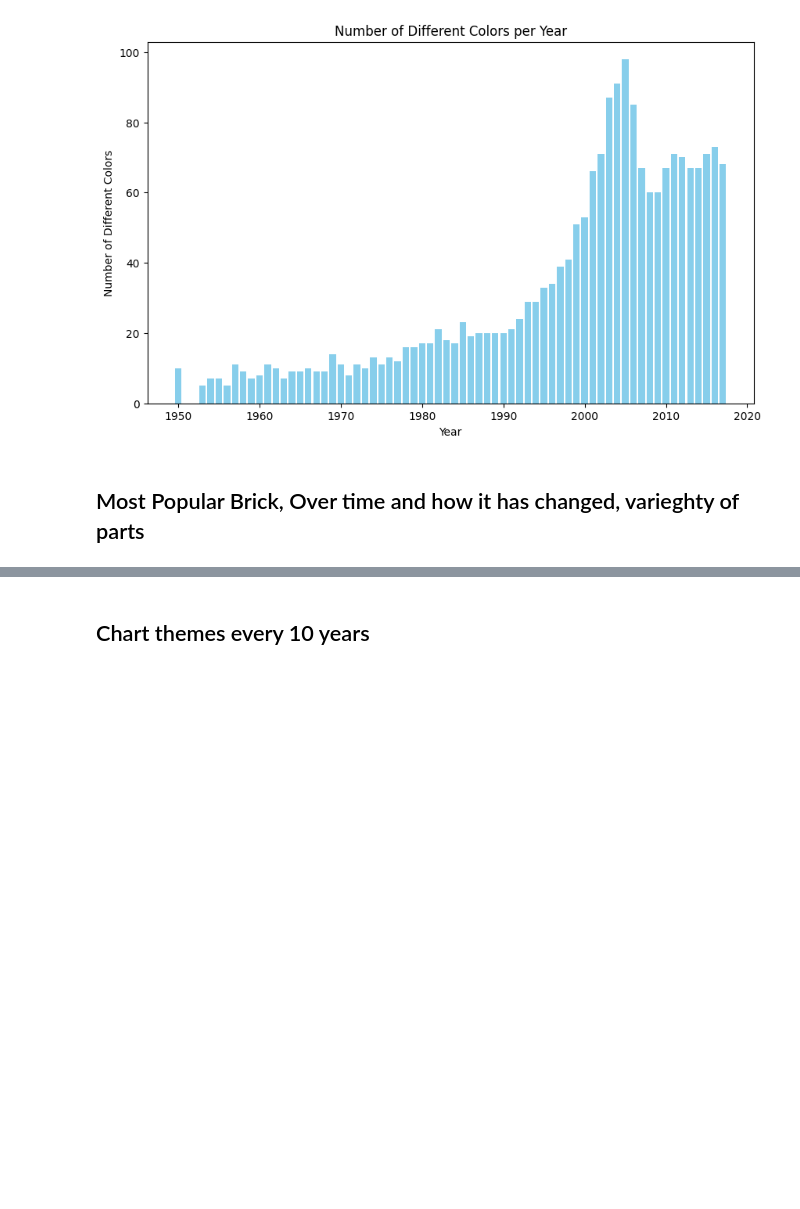
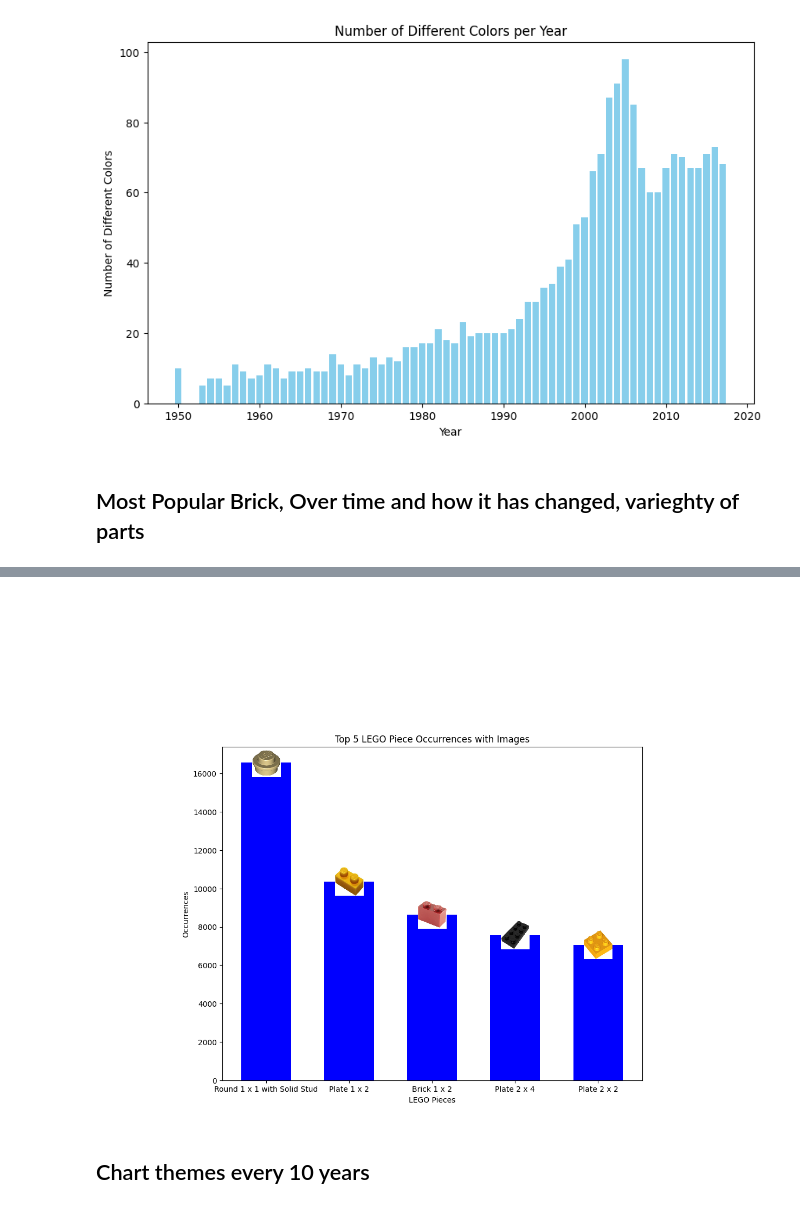
Before and after one commit to MatthewKolotylo/Lego-Project, a Jupyter notebook: Master Code Copy.ipynb, the cells around one changed output, grey strips where cells are left out. Saved outputs shown, nothing was run; the diff lists cells and outputs as text; code cells hidden in the pictures; blank space fills up the shorter version.

```diff
--- a/Master Code Copy.ipynb
+++ b/Master Code Copy.ipynb
@@ -236,3 +297,67 @@ plt.show()
+# %%
+import matplotlib.pyplot as plt
+from matplotlib.offsetbox import OffsetImage, AnnotationBbox
+import urllib.request
+from PIL import Image
+import io
+import numpy as np
+
+# LEGO piece ID data
+piece_ids = ['Round 1 x 1 with Solid Stud', 'Plate 1 x 2', 'Brick 1 x 2', 'Plate 2 x 4', 'Plate 2 x 2']
+occurrences = [16550, 10359, 8634, 7566, 7052]
+
+# Your image URLs
+image_urls = {
+    'Round 1 x 1 with Solid Stud': 'https://img.brickowl.com/files/image_cache/larger/lego-tan-plate-1-x-1-round-6141-23-2-961948-89.jpg',
+    'Plate 1 x 2': 'https://images-na.ssl-images-amazon.com/images/I/51Qv97EO6jL._AC_SL1001_.jpg',
+    'Brick 1 x 2': 'https://img.brickowl.com/files/image_cache/larger/lego-dark-red-brick-1-x-2-3004-32-442413-56.jpg',
+    'Plate 2 x 4': 'https://www.electricbricks.com/images/3020_black.png',
+    'Plate 2 x 2': 'https://media.s-bol.com/mYE414Vlg8rR/1200x838.jpg',
+}
+
+# Create a figure and axis with increased width and height
+fig, ax = plt.subplots(figsize=(10, 8))
+
+# Create a bar chart with increased bar width
+bars = ax.bar(piece_ids, occurrences, color='blue', width=0.6)
+
+# Function to add images to the bars
+def add_image(image_url, bar, ax):
+    # Open the image from the URL
+    image_data = urllib.request.urlopen(image_url).read()
+    image = Image.open(io.BytesIO(image_data))
+
+    # Fill transparent areas with white background
+    image = image.convert("RGBA")
+    image_with_background = Image.new("RGBA", image.size, (255, 255, 255, 255))
+    image_with_background.paste(image, (0, 0), image)
+
+    # Resize the image to a suitable size and convert to RGB mode
+    target_size = (250, 250)
+    resized_image = image_with_background.resize(target_size).convert("RGB")
+
+    # Convert to NumPy array
+    np_image = np.array(resized_image)
+
+    # Display the resized image alongside the bar with increased spacing
+    imagebox = OffsetImage(np_image, zoom=0.15)
+    ab = AnnotationBbox(imagebox, (bar.get_x() + bar.get_width() / 2, bar.get_height()), frameon=False, pad=20)
+    ax.add_artist(ab)
+
+# Add images to the bars
+for bar, piece_id in zip(bars, piece_ids):
+    image_url = image_urls.get(piece_id, 'default_image.jpg')  # Provide a default image if URL is not available
+    add_image(image_url, bar, ax)
+
+# Set labels and title
+ax.set_xlabel('LEGO Pieces')
+ax.set_ylabel('Occurrences')
+ax.set_title('Top 5 LEGO Piece Occurrences with Images')
+
+# Display the chart
+plt.show()
+# %% [output]
+[figure, added]
 # %% [markdown]
 ## Chart themes every 10 years
 # %% [markdown]
```
Also changed, not shown: parts of 11 cells of this notebook.
